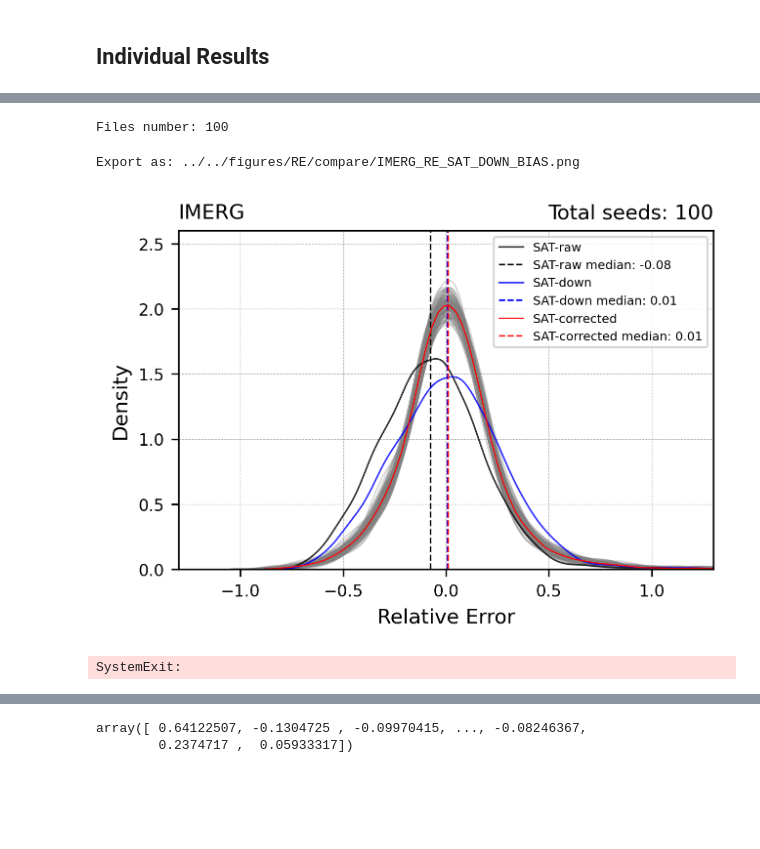
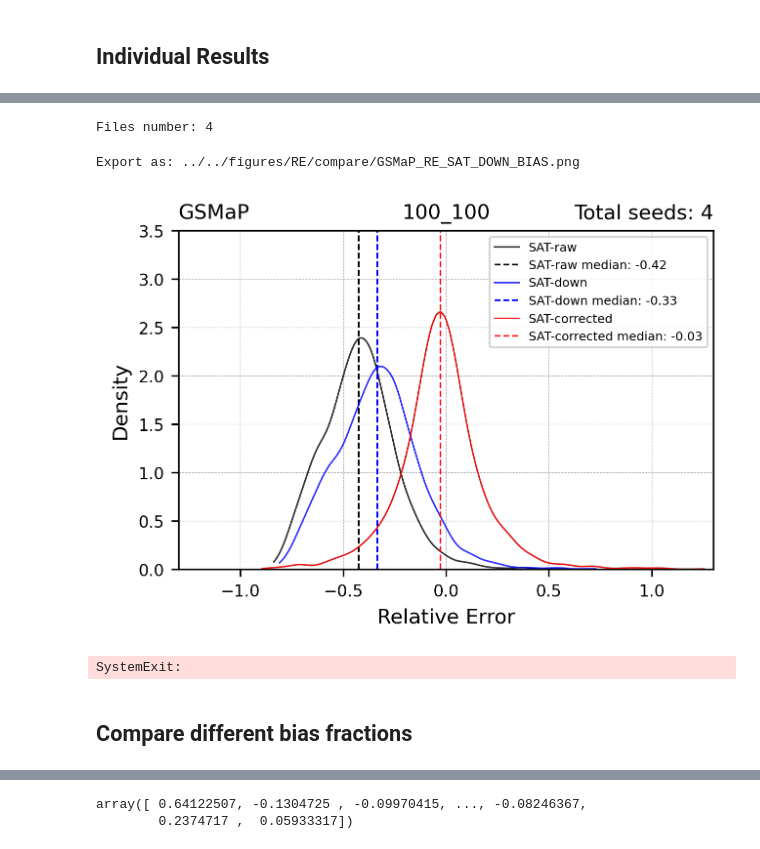
Before and after one commit to TeamExtremes/MEVD-downscaling, a Jupyter notebook: jupyter/Relative_Error/IIb_OBS_bias_all.ipynb, the cells around one changed output, grey strips where cells are left out. Saved outputs shown, nothing was run; the diff lists cells and outputs as text; code cells hidden in the pictures; blank space fills up the shorter version.

```diff
--- a/jupyter/Relative_Error/IIb_OBS_bias_all.ipynb
+++ b/jupyter/Relative_Error/IIb_OBS_bias_all.ipynb
@@ -59,5 +65,14 @@ seed_files = glob.glob(os.path.join(dir_seeds,f'RE_{product}_bias*.csv'))
 seed_files = sorted(seed_files)
 seed_len = len(seed_files)
 print(f'Files number: {seed_len}')
+
+RE_seeds = None
+for nn in range(seed_len):
+    RE_data = pd.read_csv(seed_files[nn])
+    if RE_seeds is None:
+        RE_seeds = np.zeros([len(RE_data),seed_len])*np.nan
+    RE_seeds[:,nn] = np.array(RE_data['RE_SAT'].values)
+
+RE_seeds[np.isinf(RE_seeds)] = np.nan
 # %% [output]
-Files number: 100
+Files number: 4
@@ -81,7 +85,8 @@ gs = gridspec.GridSpec(1,3)
 ax1 = plt.subplot(gs[0, 0])
 
 for nn in range(RE_seeds.shape[1]):
-    sns.kdeplot(RE_seeds[:, nn], color='gray', alpha=0.3, linewidth=0.8, ax=ax1)
+    sns.kdeplot(RE_seeds[:, nn], color='gray', alpha=0.3, linewidth=0.8, ax=ax1,
+                clip=(np.nanmin(np.array(RE_seeds[:, nn])), np.nanmax(np.array(RE_seeds[:, nn]))))
 
 # x_grid = np.linspace(np.nanmin(RE_seeds), np.nanmax(RE_seeds), 500)
 x_grid = np.linspace(np.nanmin(RE_seeds), np.nanmax(RE_seeds), 100)
@@ -92,39 +97,45 @@ for nn in range(RE_seeds.shape[1]):
     data = RE_seeds[:, nn][np.isfinite(RE_seeds[:, nn])]
     if len(data) > 1:
         kde = gaussian_kde(data)
         kde_values[:, nn] = kde(x_grid)
 
 median_kde = np.nanmedian(kde_values, axis=1)
 p25_kde = np.nanpercentile(kde_values, 25, axis=1)
 p75_kde = np.nanpercentile(kde_values, 75, axis=1)
 
-sns.kdeplot(RE_RSR['RE_SAT'], color='k', alpha=0.8, linewidth=0.8, ax=ax1, label='SAT-raw')
+sns.kdeplot(RE_RSR['RE_SAT'], color='k', alpha=0.8, linewidth=0.8, ax=ax1, label='SAT-raw',
+            clip=(np.nanmin(np.array(RE_RSR.RE_SAT)), np.nanmax(np.array(RE_RSR.RE_SAT))))
 ax1.axvline(x=np.nanmedian(RE_RSR['RE_SAT'].values), color='k', linestyle='--', linewidth=0.8, label=f'SAT-raw median: {np.round(np.nanmedian(RE_RSR['RE_SAT'].values),2)}')
 
-sns.kdeplot(RE_RSR['RE_DOWN'], color='b', alpha=0.8, linewidth=0.8, ax=ax1, label='SAT-down')
+sns.kdeplot(RE_RSR['RE_DOWN'], color='b', alpha=0.8, linewidth=0.8, ax=ax1, label='SAT-down',
+            clip=(np.nanmin(np.array(RE_RSR.RE_DOWN)), np.nanmax(np.array(RE_RSR.RE_DOWN))))
 ax1.axvline(x=np.nanmedian(RE_RSR['RE_DOWN'].values), color='b', linestyle='--', linewidth=0.8, label=f'SAT-down median: {np.round(np.nanmedian(RE_RSR['RE_DOWN'].values),2)}')
 
 ax1.plot(x_grid, median_kde, color='red', linewidth=0.6, label='SAT-corrected')
 ax1.axvline(x=np.nanmedian(RE_seeds,axis=[0,1]), color='red', linestyle='--', linewidth=0.8, label=f'SAT-corrected median: {np.round(np.nanmedian(RE_seeds,axis=[0,1]),2)}')
 # ax1.fill_between(x_grid, p25_kde, p75_kde, alpha=0.2, color='red',zorder=40)
 
 ax1.set_xlabel('Relative Error')
 ax1.set_ylabel('Density')
 ax1.set_title(f'{product}',loc='left',fontsize=10)
+ax1.set_title(f'{fraction}',loc='center',fontsize=10)
 ax1.set_title(f'Total seeds: {seed_len}',loc='right',fontsize=10)
 ax1.legend(fontsize=6,loc=1)
 ax1.set_xlim(-1.3,1.3)
-ax1.set_ylim(0,2.6)
+# ax1.set_ylim(0,2.6)
+ax1.set_ylim(0,3.5)
 ax1.grid(linewidth=0.3, linestyle='--')
 ax1.tick_params(axis='both', which='major', labelsize=8)
 
 dir_out = os.path.join('..','..','figures','RE','compare',f'{product}_RE_SAT_DOWN_BIAS.png')
 print(F'Export as: {dir_out}')
 # plt.savefig(dir_out,transparent = False,bbox_inches ='tight',pad_inches = 0.1, facecolor=None)
 # %% [output]
-Export as: ../../figures/RE/compare/IMERG_RE_SAT_DOWN_BIAS.png
+Export as: ../../figures/RE/compare/GSMaP_RE_SAT_DOWN_BIAS.png
-[figure, old version]
+[figure, new version]
 # %%
 sys.exit()
 # %% [output]
 SystemExit:
+# %% [markdown]
+## Compare different bias fractions
```
Also changed, not shown: parts of 32 cells of this notebook, 5 other files.
